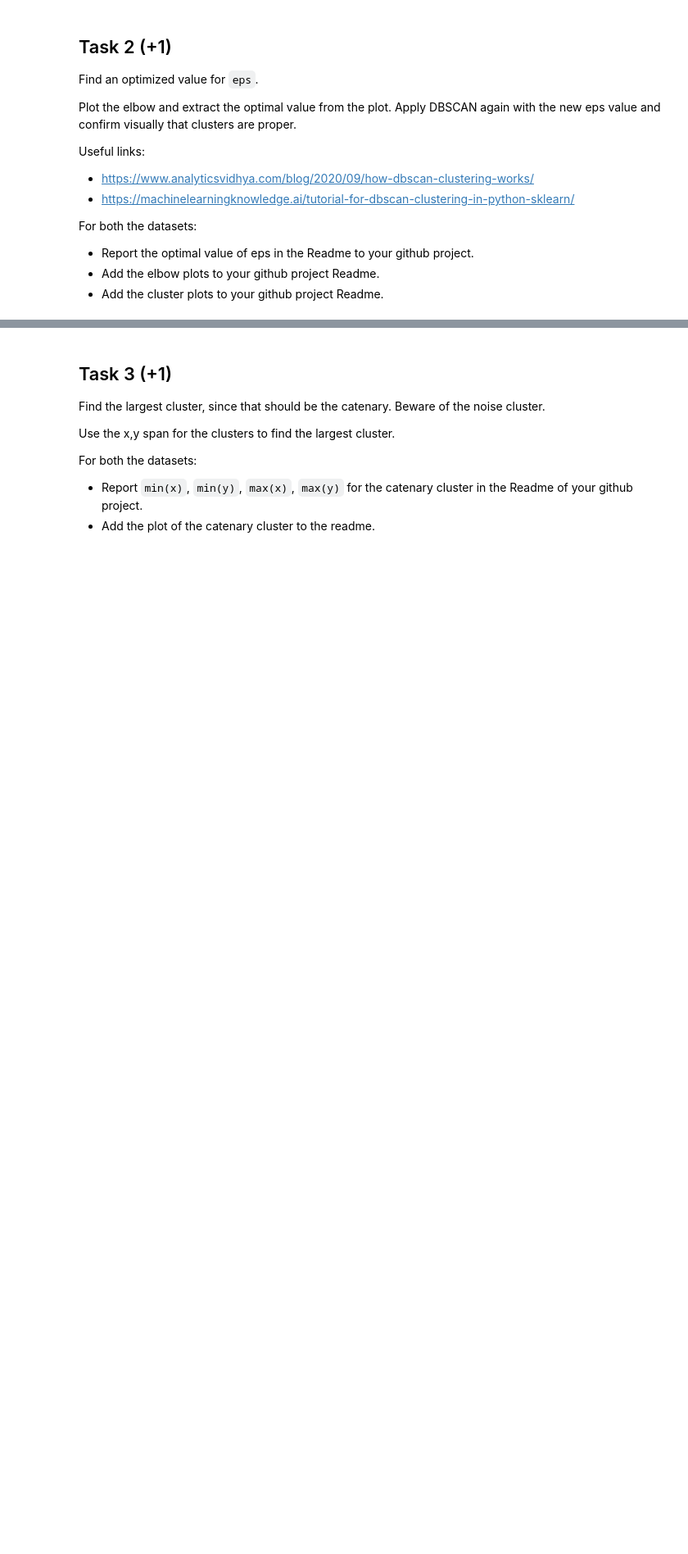
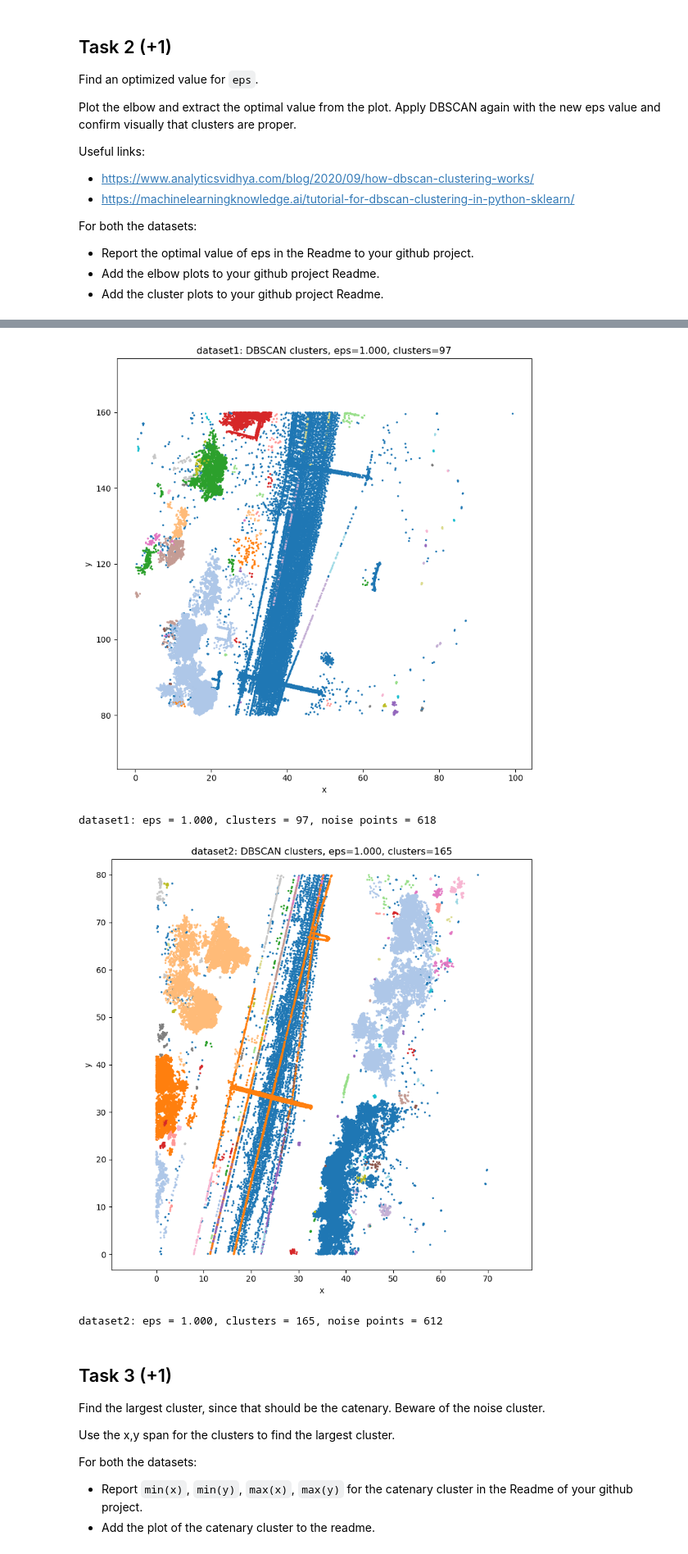
Before and after one commit to viktormm/D7015B-Assignment-5, a Jupyter notebook: share.ipynb, the cells around one changed output, grey strips where cells are left out. Shown at 82% size. Cells and saved outputs as stored; diff of their text form; code cells hidden in the pictures; blank space fills up the shorter version.

```diff
--- a/share.ipynb
+++ b/share.ipynb
@@ -111,7 +123,0 @@ show_cloud(pcd_above_ground[::10], title='dataset1 above ground')
-# %%
-unoptimal_eps = 10
-# find the elbow
-clustering = DBSCAN(eps = unoptimal_eps, min_samples=5).fit(pcd_above_ground)
-# %%
-clusters = len(set(clustering.labels_)) - (1 if -1 in clustering.labels_ else 0)
-colors = [plt.cm.Spectral(each) for each in np.linspace(0, 1, clusters)]
@@ -149,3 +194,37 @@ For both the datasets:
+# %%
+def plot_dbscan_clusters(points, labels, dataset_name, eps):
+    clusters = len(set(labels)) - (1 if -1 in labels else 0)
+
+    Path('images').mkdir(exist_ok=True)
+
+    plt.figure(figsize=(8, 8))
+    plt.scatter(points[:, 0], points[:, 1], c=labels, cmap='tab20', s=2)
+    plt.title(f'{dataset_name}: DBSCAN clusters, eps={eps:.3f}, clusters={clusters}')
+    plt.xlabel('x')
+    plt.ylabel('y')
+    plt.axis('equal')
+    plt.tight_layout()
+    plt.savefig(Path('images') / f'{dataset_name}_dbscan_clusters.png', dpi=200)
+    plt.show()
+
+    return clusters
+# %%
+dbscan_results = {}
+cluster_counts = {}
+
+for dataset_name, points in pcd_above_ground_by_dataset.items():
+    eps = eps_values[dataset_name]
+    clustering = DBSCAN(eps=eps, min_samples=min_samples).fit(points)
+    labels = clustering.labels_
+    dbscan_results[dataset_name] = clustering
+    cluster_counts[dataset_name] = plot_dbscan_clusters(points, labels, dataset_name, eps)
+    noise_points = np.sum(labels == -1)
+    print(f'{dataset_name}: eps = {eps:.3f}, clusters = {cluster_counts[dataset_name]}, noise points = {noise_points}')
+# %% [output]
+[figure, added]
+dataset1: eps = 1.000, clusters = 97, noise points = 618
+[figure, added]
+dataset2: eps = 1.000, clusters = 165, noise points = 612
 # %% [markdown]
 ## Task 3 (+1)
 
```
Also changed, not shown: parts of 11 cells of this notebook, 6 other files.
